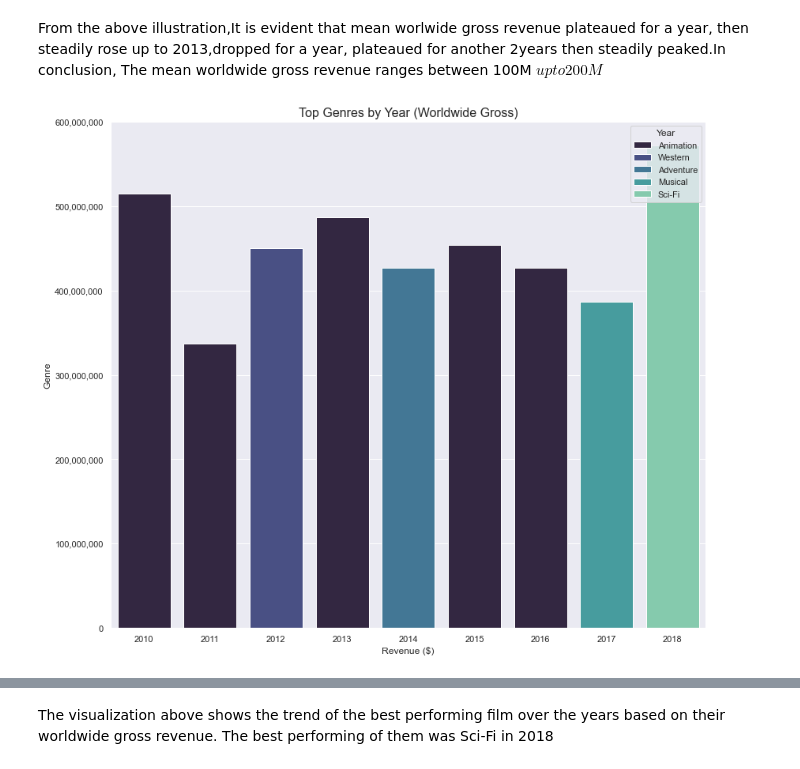
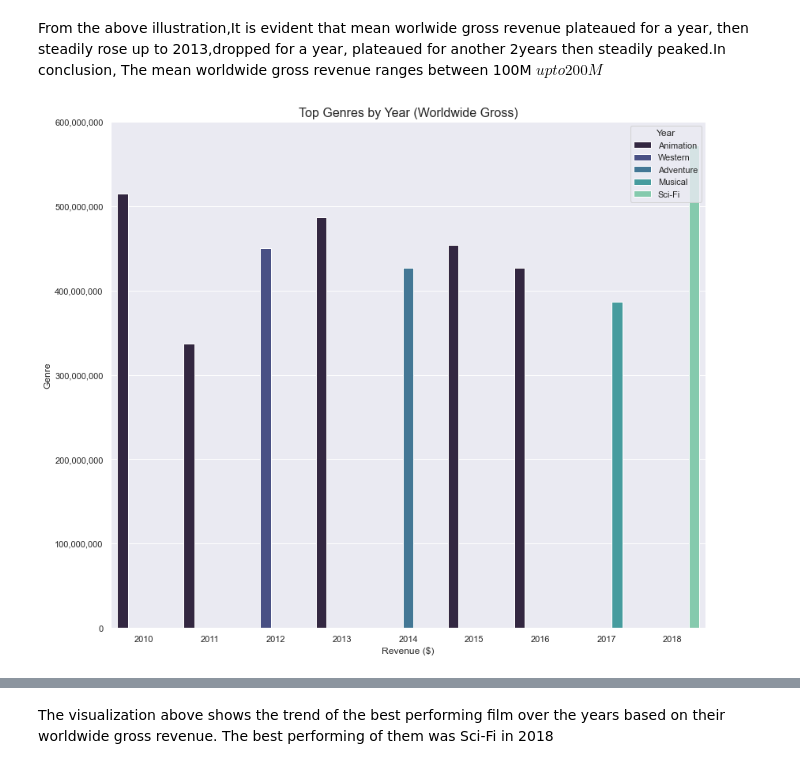
Before and after one commit to Patoh254code/movie_project, a Jupyter notebook: index.ipynb, the cells around one changed output, grey strips where cells are left out. Drawn from its saved outputs; the diff is of its cells as text; code cells hidden in the pictures.

```diff
--- a/index.ipynb
+++ b/index.ipynb
@@ -440,34 +440,34 @@ top_genres_yearly =(merge_df.groupby(["year","genres"])
                     .agg(["count","mean"])
                     .sort_values(['year', "mean"],
                                  ascending=[True, False])
-                    .groupby("year").head(1))
+                    .groupby("year").head(1)).reset_index()
 
 # Plot the top genres
 plt.figure(figsize=(12, 10))
 sns.barplot(
     data=top_genres_yearly,
     x='year',
     y='mean',
     hue='genres',
     palette='mako'
     # orient='h'
 )
 
 # Add title and axis labels
 plt.title('Top Genres by Year (Worldwide Gross)',
           fontsize=16)
 plt.xlabel('Revenue ($)',
            fontsize=12)
 plt.ylabel('Genre',
            fontsize=12)
 plt.legend(title='Year',
            loc='upper right')
 
 # Format the x-axis to output full values
 plt.gca().yaxis.set_major_formatter(
     ticker.StrMethodFormatter("{x:,.0f}"))
 
 plt.tight_layout()
 plt.show()
 # %% [output]
-[figure, old version]
+[figure, new version]
```
Also changed, not shown: parts of 23 cells of this notebook.
